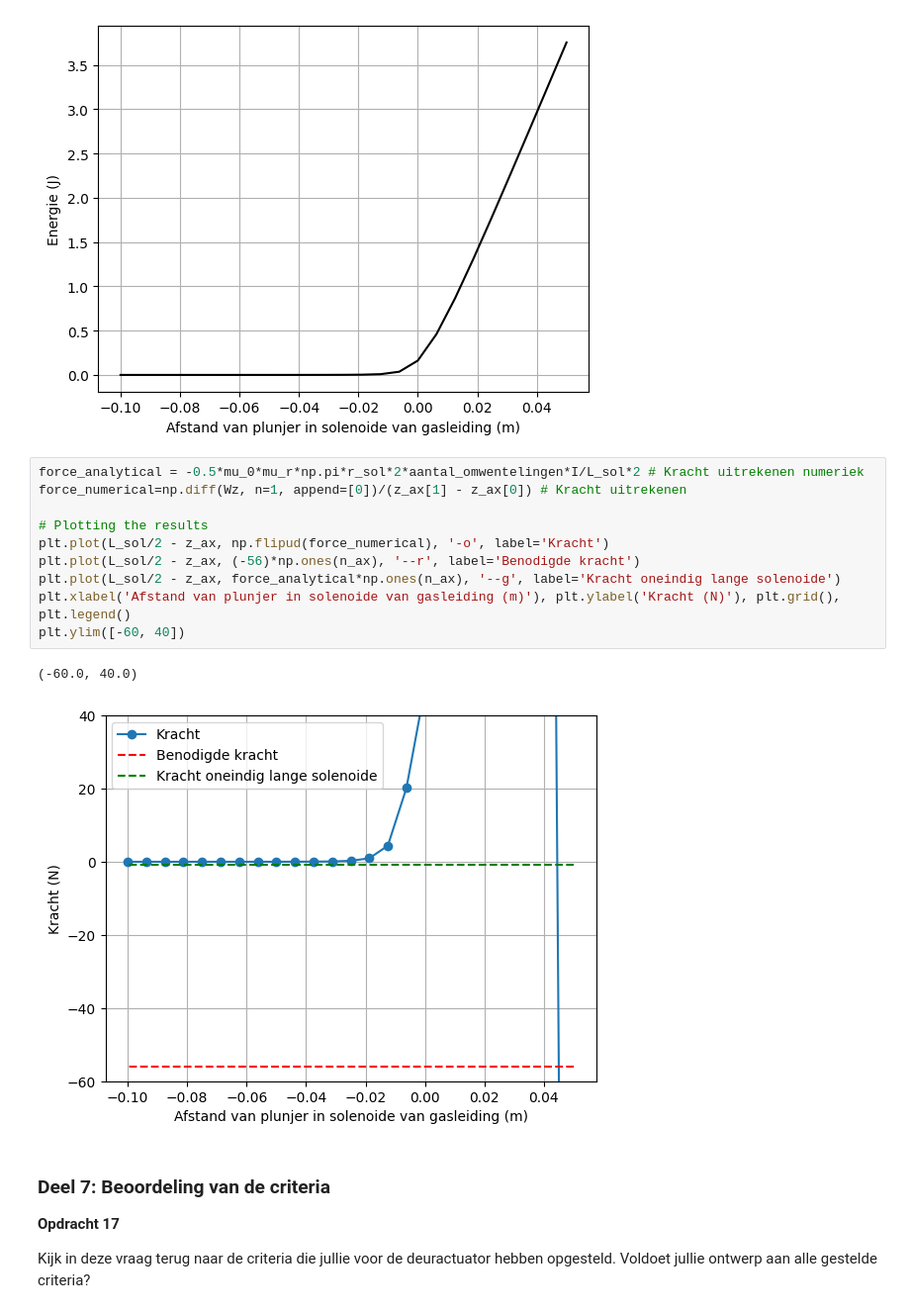
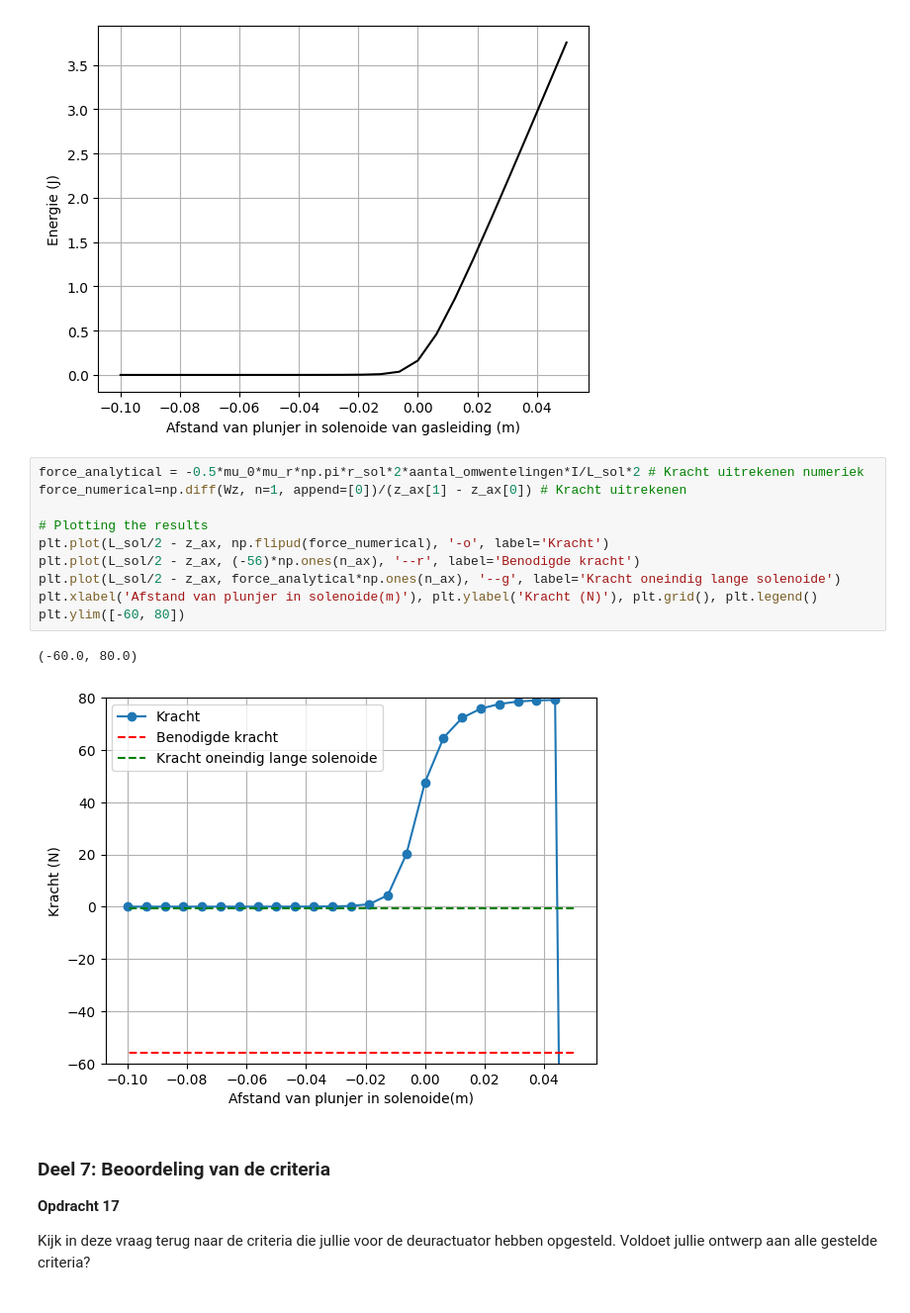
Before and after one commit to sralmulder-hash/opdrachten-DEF-D, a Jupyter notebook: KrachtactuatorOpdracht.ipynb, the cells around one changed output. Shown at 99% size. Drawn from its saved outputs; the diff is of its cells as text.

```diff
--- a/KrachtactuatorOpdracht.ipynb
+++ b/KrachtactuatorOpdracht.ipynb
@@ -569,16 +569,16 @@ plt.show()
 # %%
 force_analytical = -0.5*mu_0*mu_r*np.pi*r_sol*2*aantal_omwentelingen*I/L_sol*2 # Kracht uitrekenen numeriek
 force_numerical=np.diff(Wz, n=1, append=[0])/(z_ax[1] - z_ax[0]) # Kracht uitrekenen
 
 # Plotting the results
 plt.plot(L_sol/2 - z_ax, np.flipud(force_numerical), '-o', label='Kracht')
 plt.plot(L_sol/2 - z_ax, (-56)*np.ones(n_ax), '--r', label='Benodigde kracht')
 plt.plot(L_sol/2 - z_ax, force_analytical*np.ones(n_ax), '--g', label='Kracht oneindig lange solenoide')
-plt.xlabel('Afstand van plunjer in solenoide van gasleiding (m)'), plt.ylabel('Kracht (N)'), plt.grid(), plt.legend()
-plt.ylim([-60, 40])
+plt.xlabel('Afstand van plunjer in solenoide(m)'), plt.ylabel('Kracht (N)'), plt.grid(), plt.legend()
+plt.ylim([-60, 80])
 # %% [output]
-(-60.0, 40.0)
+(-60.0, 80.0)
-[figure, old version]
+[figure, new version]
 # %% [markdown]
 ### Deel 7: Beoordeling van de criteria
 **Opdracht 17**
```
Also changed, not shown: parts of 1 cell of this notebook.
